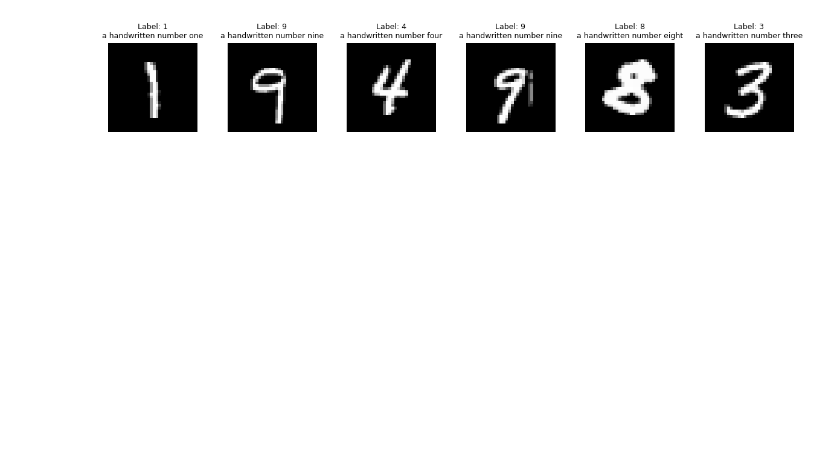
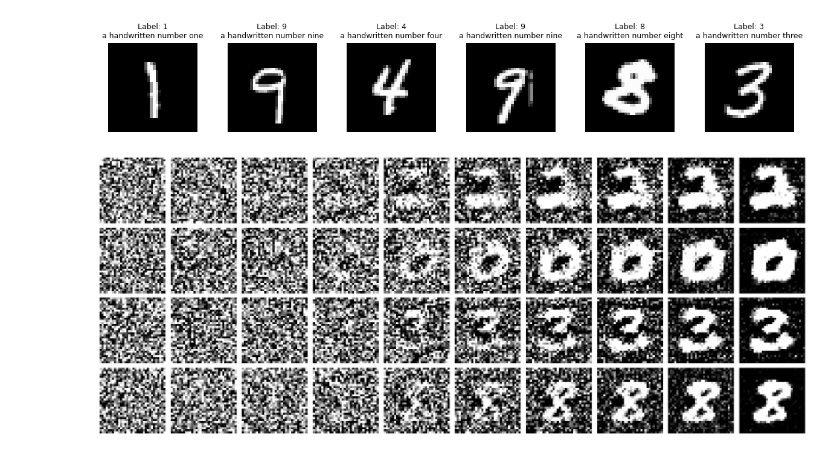
Before and after one commit to dagemawinegash/Diffusion-model, a Jupyter notebook: DDPM_conditioned_on_text_labels.ipynb, the cells around one changed output. Cells and saved outputs as stored; diff of their text form; code cells hidden in the pictures; blank space fills up the shorter version.

Commit message:
tested the model in different prompts

```diff
--- a/DDPM_conditioned_on_text_labels.ipynb
+++ b/DDPM_conditioned_on_text_labels.ipynb
@@ -91,11 +91,6 @@ def get_text_embedding(texts, device):
     return embeddings
 # %%
 def get_timestep_embedding(timesteps, embedding_dim):
-    """
-    Create sinusoidal timestep embeddings.
-    timesteps: (batch,) or (1,)
-    Returns: (batch, embedding_dim)
-    """
     half_dim = embedding_dim // 2
     exponent = torch.arange(half_dim, dtype=torch.float32, device=timesteps.device) / half_dim
     exponent = 10000 ** (-exponent)
@@ -286,3 +281,52 @@ for epoch in range(n_epochs):
         optimizer.step()
 
     print(f"Epoch {epoch+1} done. Loss: {loss.item():.4f}")
+# %%
+import matplotlib.pyplot as plt
+import numpy as np
+
+def sample_ddpm_grid(model, prompts, steps=1000, n_cols=10, guidance_scale=5.0):
+    model.eval()
+    n_rows = len(prompts)
+    step_indices = np.linspace(steps-1, 0, n_cols, dtype=int)
+
+    all_imgs = []
+    with torch.no_grad():
+        for prompt in prompts:
+            context = get_text_embedding([prompt], device)
+            null_context = get_text_embedding([""], device)
+            x = torch.randn(1, 1, 32, 32).to(device)
+            imgs = []
+            for t_ in reversed(range(steps)):
+                t = torch.full((1,), t_, device=device, dtype=torch.long)
+                t_emb = get_timestep_embedding(t, emb_dim).to(device)
+                eps = classifier_free_guidance(model, x, t_emb, context, null_context, guidance_scale)
+                beta = betas[t_].to(device)
+                alpha = alphas[t_].to(device)
+                alpha_cumprod_t = alphas_cumprod[t_].to(device)
+                if t_ > 0:
+                    noise = torch.randn_like(x)
+                else:
+                    noise = torch.zeros_like(x)
+                x = (1 / torch.sqrt(alpha)) * (x - (beta / torch.sqrt(1 - alpha_cumprod_t)) * eps) + torch.sqrt(beta) * noise
+                if t_ in step_indices:
+                    imgs.append((x[0, 0].cpu().numpy() + 1) / 2)
+            all_imgs.append(imgs)
+
+    fig, axes = plt.subplots(n_rows, n_cols, figsize=(n_cols*2, n_rows*2))
+    for i in range(n_rows):
+        for j in range(n_cols):
+            axes[i, j].imshow(all_imgs[i][j], cmap='gray', vmin=0, vmax=1)
+            axes[i, j].axis('off')
+    plt.tight_layout()
+    plt.show()
+
+prompts = [
+    "a handwritten number two",
+    "a handwritten number zero",
+    "a handwritten number three",
+    "a handwritten number eight"
+]
+sample_ddpm_grid(model, prompts, steps=1000, n_cols=10, guidance_scale=10)
+# %% [output]
+[figure, added]
```
Also changed, not shown: parts of 2 cells of this notebook.
